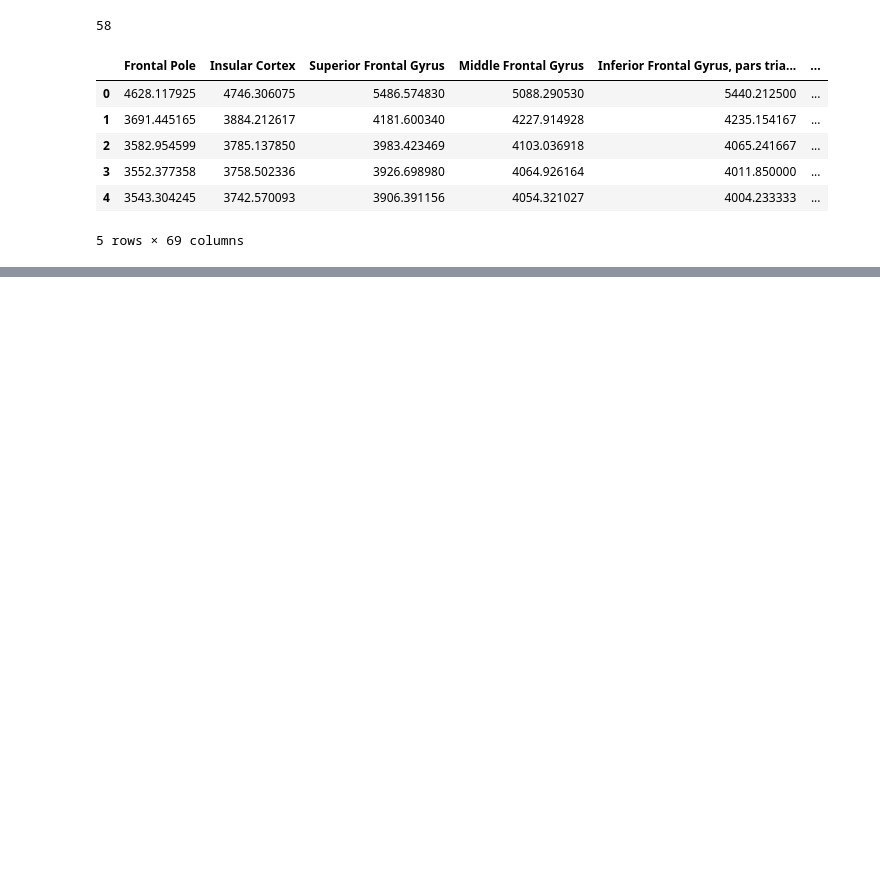
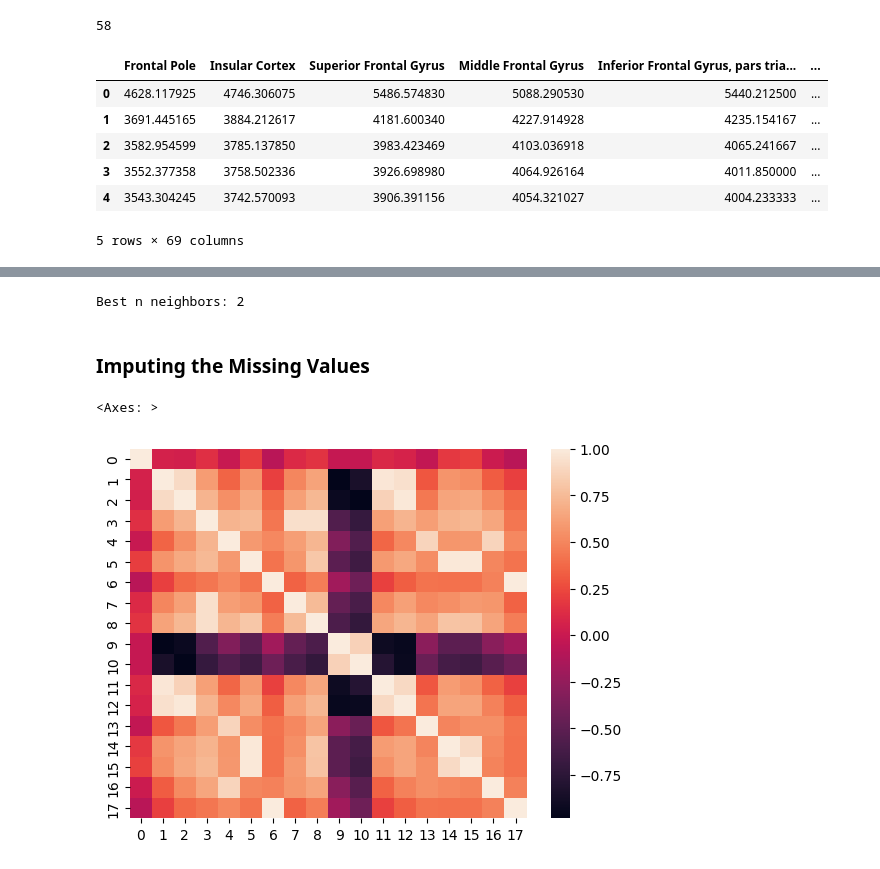
Before and after one commit to efwoods/Parkinsons_Disease_Study, a Jupyter notebook: notebooks/cluster_analysis.ipynb, the cells around one changed output, grey strips where cells are left out. Saved outputs shown, nothing was run; the diff lists cells and outputs as text; code cells hidden in the pictures; blank space fills up the shorter version.

```diff
--- a/notebooks/cluster_analysis.ipynb
+++ b/notebooks/cluster_analysis.ipynb
@@ -88,0 +247,5 @@ BOLD_df_l[0].head()
+# %%
+scaler = StandardScaler()
+scaled_data = scaler.fit_transform(df)
+# %%
+scaled_data_df = pd.DataFrame(scaled_data)
@@ -88,0 +302,8 @@ BOLD_df_l[0].head()
+# %%
+# Best n neighbors
+best_n = grid.best_params_['imputer__n_neighbors']
+print(f"Best n neighbors: {best_n}")
+# %% [output]
+Best n neighbors: 2
+# %% [markdown]
+### Imputing the Missing Values
@@ -88,0 +316,5 @@ BOLD_df_l[0].head()
+# %%
+sns.heatmap(scaled_data_df.corr())
+# %% [output]
+<Axes: >
+[figure, added]
```
Also changed, not shown: parts of 84 cells of this notebook, 8 other files.
